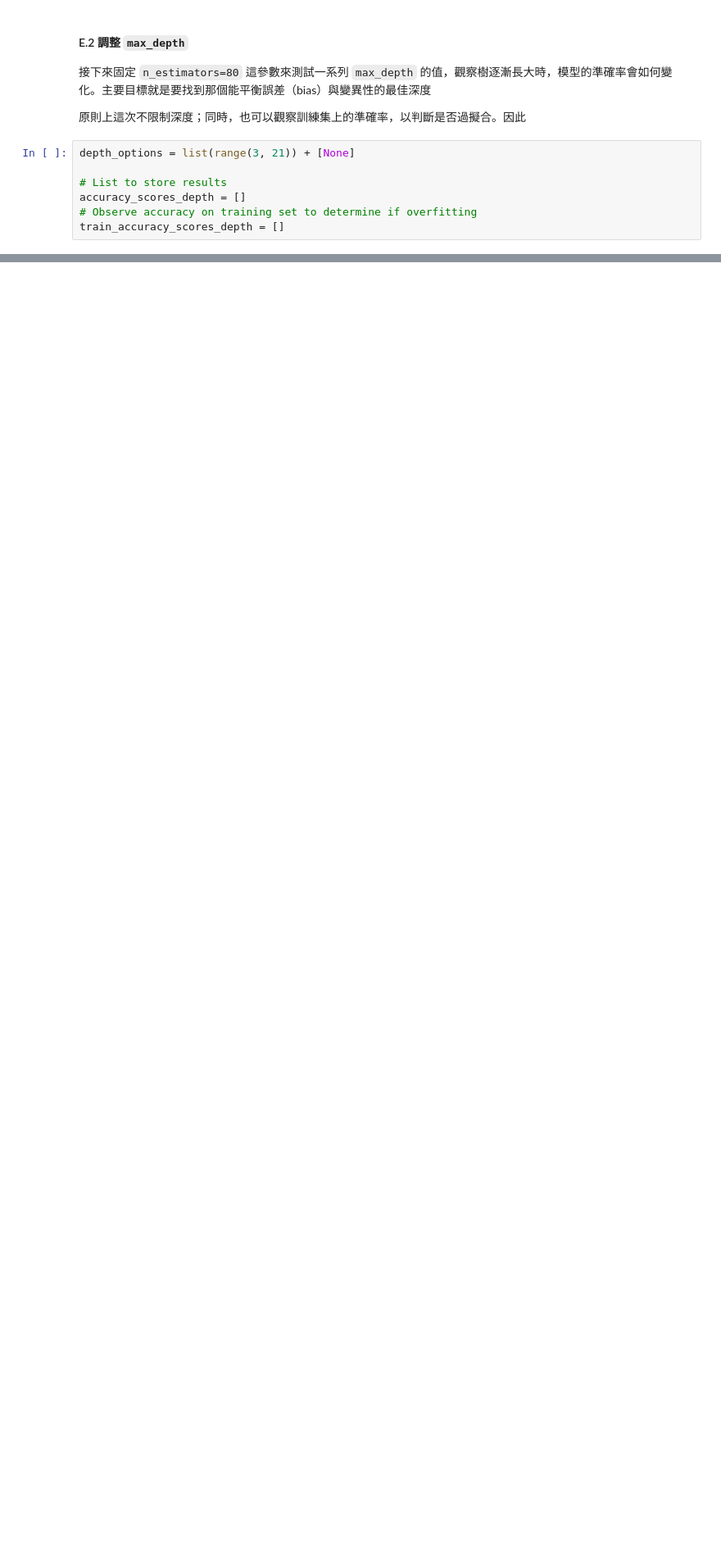
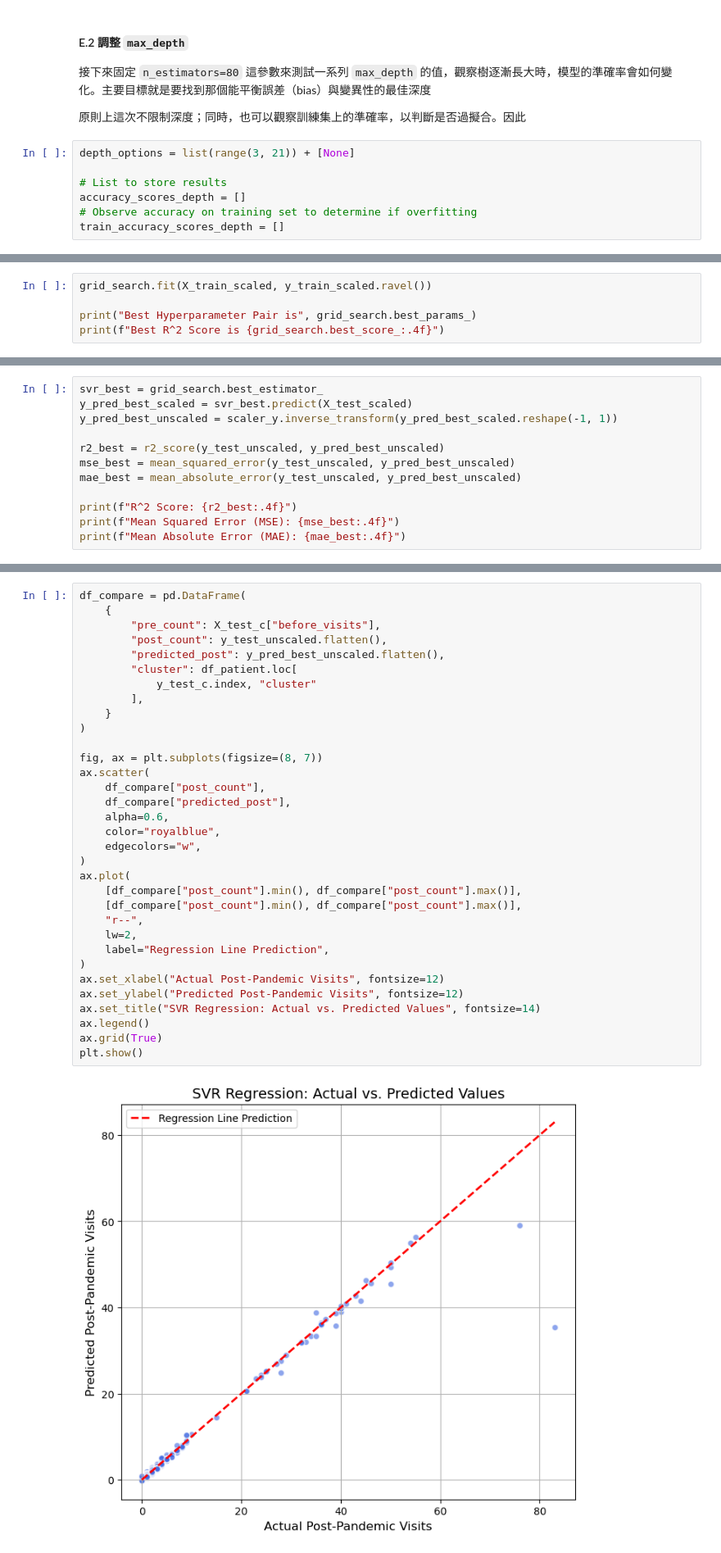
Before and after one commit to csning1998/school-medical-decision-analysis, a Jupyter notebook: Assignment.ipynb, the cells around one changed output, grey strips where cells are left out. Shown at 82% size. Saved outputs shown, nothing was run; the diff lists cells and outputs as text; blank space fills up the shorter version.

```diff
--- a/Assignment.ipynb
+++ b/Assignment.ipynb
@@ -1236,0 +1741,5 @@ max_depth: None, Test Accuracy: 0.9827, Train Accuracy: 1.0000, Time: 0.12s
+# %%
+grid_search.fit(X_train_scaled, y_train_scaled.ravel())
+
+print("Best Hyperparameter Pair is", grid_search.best_params_)
+print(f"Best R^2 Score is {grid_search.best_score_:.4f}")
@@ -1236,0 +1768,12 @@ max_depth: None, Test Accuracy: 0.9827, Train Accuracy: 1.0000, Time: 0.12s
+# %%
+svr_best = grid_search.best_estimator_
+y_pred_best_scaled = svr_best.predict(X_test_scaled)
+y_pred_best_unscaled = scaler_y.inverse_transform(y_pred_best_scaled.reshape(-1, 1))
+
+r2_best = r2_score(y_test_unscaled, y_pred_best_unscaled)
+mse_best = mean_squared_error(y_test_unscaled, y_pred_best_unscaled)
+mae_best = mean_absolute_error(y_test_unscaled, y_pred_best_unscaled)
+
+print(f"R^2 Score: {r2_best:.4f}")
+print(f"Mean Squared Error (MSE): {mse_best:.4f}")
+print(f"Mean Absolute Error (MAE): {mae_best:.4f}")
@@ -1236,0 +1802,35 @@ max_depth: None, Test Accuracy: 0.9827, Train Accuracy: 1.0000, Time: 0.12s
+# %%
+df_compare = pd.DataFrame(
+    {
+        "pre_count": X_test_c["before_visits"],
+        "post_count": y_test_unscaled.flatten(),
+        "predicted_post": y_pred_best_unscaled.flatten(),
+        "cluster": df_patient.loc[
+            y_test_c.index, "cluster"
+        ],
+    }
+)
+
+fig, ax = plt.subplots(figsize=(8, 7))
+ax.scatter(
+    df_compare["post_count"],
+    df_compare["predicted_post"],
+    alpha=0.6,
+    color="royalblue",
+    edgecolors="w",
+)
+ax.plot(
+    [df_compare["post_count"].min(), df_compare["post_count"].max()],
+    [df_compare["post_count"].min(), df_compare["post_count"].max()],
+    "r--",
+    lw=2,
+    label="Regression Line Prediction",
+)
+ax.set_xlabel("Actual Post-Pandemic Visits", fontsize=12)
+ax.set_ylabel("Predicted Post-Pandemic Visits", fontsize=12)
+ax.set_title("SVR Regression: Actual vs. Predicted Values", fontsize=14)
+ax.legend()
+ax.grid(True)
+plt.show()
+# %% [output]
+[figure, added]
```
Also changed, not shown: parts of 54 cells of this notebook.
